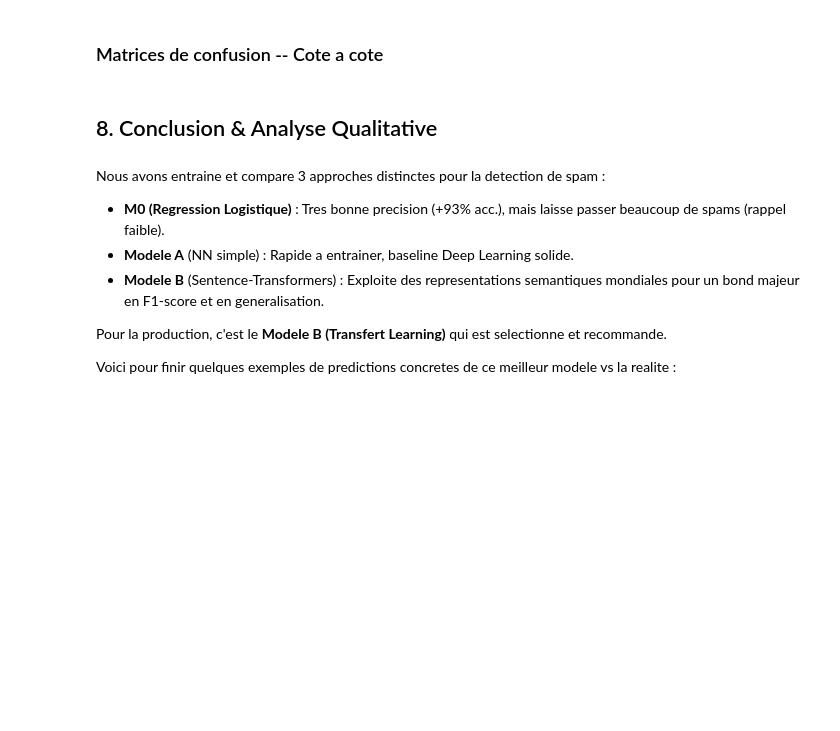
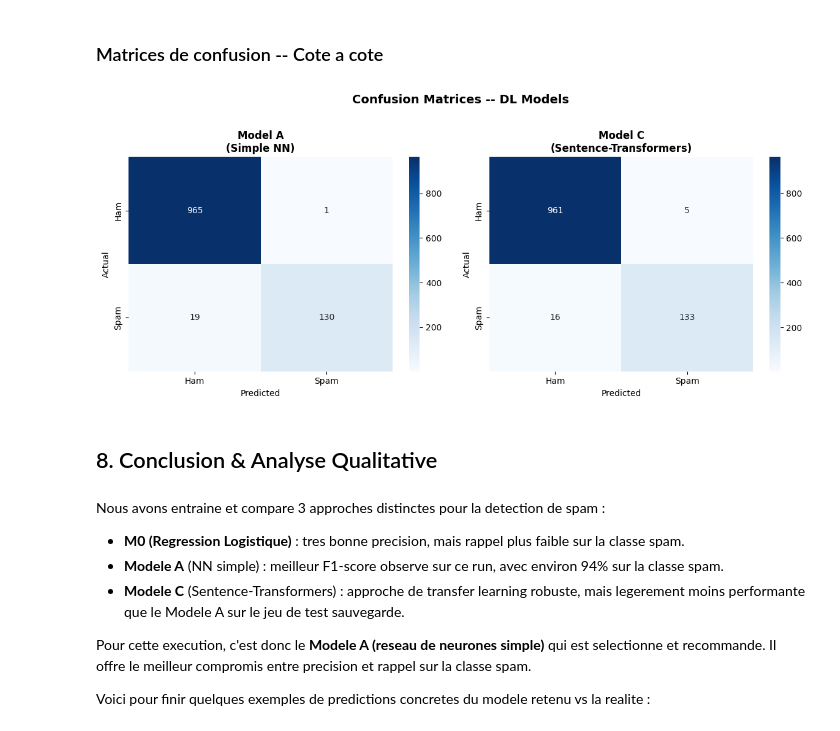
Before and after one commit to philippetoso-commits/jedha_portfolio, a Jupyter notebook: PROJECTS_Deep_Learning_ATT_spam/01-ATT_spam_detector_FR.ipynb, the cells around one changed output. Cells and saved outputs as stored; diff of their text form; code cells hidden in the pictures; blank space fills up the shorter version.

```diff
--- a/PROJECTS_Deep_Learning_ATT_spam/01-ATT_spam_detector_FR.ipynb
+++ b/PROJECTS_Deep_Learning_ATT_spam/01-ATT_spam_detector_FR.ipynb
@@ -384,34 +581,36 @@ print(f"Best model by F1-score: {best_model} ({comparison.loc[best_model, 'f1']:
 # %%
 fig, axes = plt.subplots(1, 2, figsize=(12, 5))
 
 all_results = [results_a, results_c]
-names = ["Model A\n(Simple NN)", "Model B\n(Sentence-Transformers)"]
+names = ["Model A\n(Simple NN)", "Model C\n(Sentence-Transformers)"]
 
 for i, (res, name) in enumerate(zip(all_results, names)):
     cm = confusion_matrix(y_test, res["y_pred"])
     sns.heatmap(
         cm, annot=True, fmt="d", cmap="Blues",
         xticklabels=["Ham", "Spam"],
         yticklabels=["Ham", "Spam"],
         ax=axes[i],
     )
     axes[i].set_title(f"{name}", fontsize=12, fontweight="bold")
     axes[i].set_xlabel("Predicted")
     axes[i].set_ylabel("Actual")
 
 plt.suptitle("Confusion Matrices -- DL Models", fontsize=14, fontweight="bold", y=1.02)
 plt.tight_layout()
 plt.show()
+# %% [output]
+[figure, added]
 # %% [markdown]
 ## 8. Conclusion & Analyse Qualitative
 # %% [markdown]
 Nous avons entraine et compare 3 approches distinctes pour la detection de spam :
 
-- **M0 (Regression Logistique)** : Tres bonne precision (+93% acc.), mais laisse passer beaucoup de spams (rappel faible).
-- **Modele A** (NN simple) : Rapide a entrainer, baseline Deep Learning solide.
-- **Modele B** (Sentence-Transformers) : Exploite des representations semantiques mondiales pour un bond majeur en F1-score et en generalisation.
+- **M0 (Regression Logistique)** : tres bonne precision, mais rappel plus faible sur la classe spam.
+- **Modele A** (NN simple) : meilleur F1-score observe sur ce run, avec environ 94% sur la classe spam.
+- **Modele C** (Sentence-Transformers) : approche de transfer learning robuste, mais legerement moins performante que le Modele A sur le jeu de test sauvegarde.
 
-Pour la production, c'est le **Modele B (Transfert Learning)** qui est selectionne et recommande.
+Pour cette execution, c'est donc le **Modele A (reseau de neurones simple)** qui est selectionne et recommande. Il offre le meilleur compromis entre precision et rappel sur la classe spam.
 
-Voici pour finir quelques exemples de predictions concretes de ce meilleur modele vs la realite :
+Voici pour finir quelques exemples de predictions concretes du modele retenu vs la realite :
 # %%
```
Also changed, not shown: parts of 23 cells of this notebook, 5 other files.
